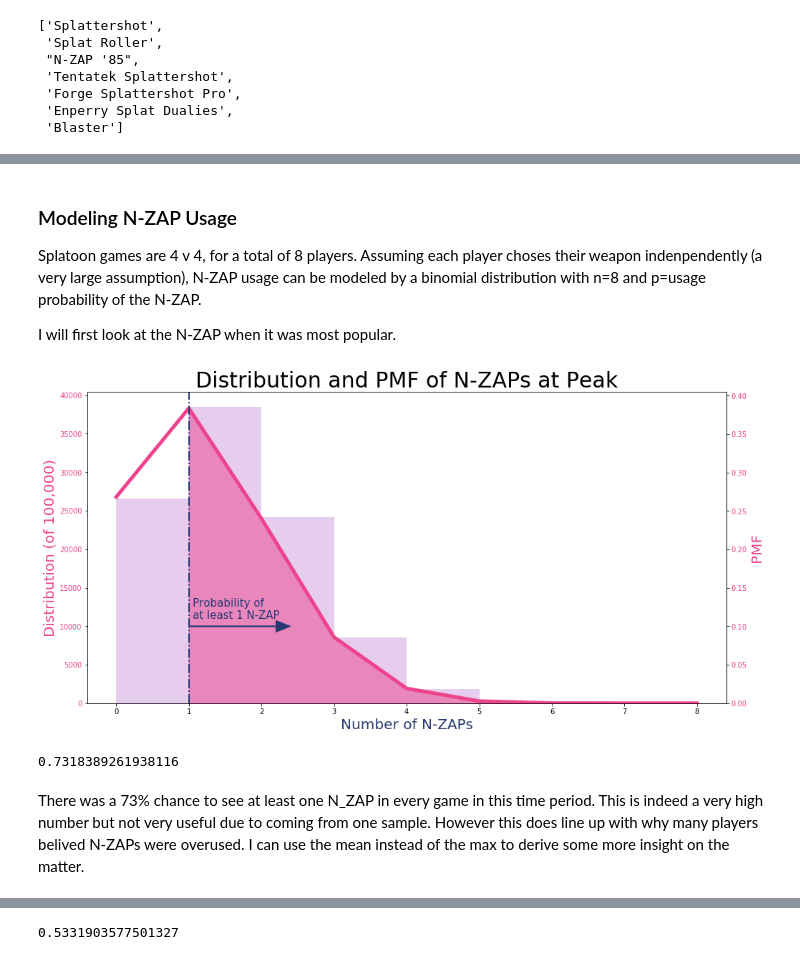
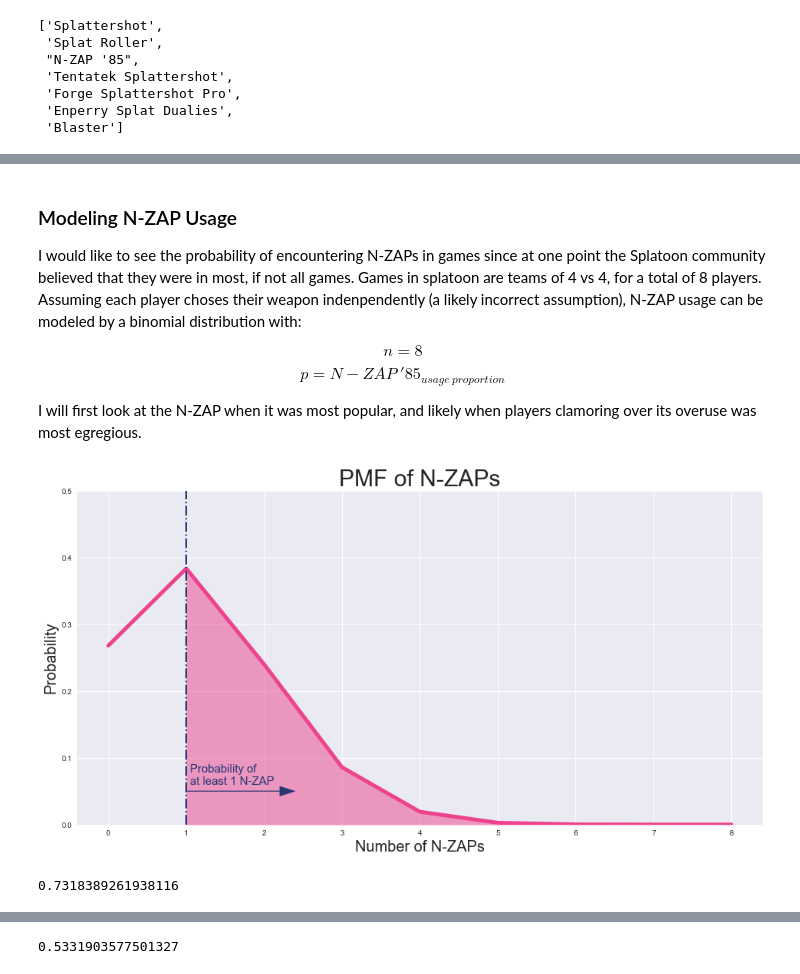
Before and after one commit to Rokushou/Splatoon2_Meta_EDA, a Jupyter notebook: EDA.ipynb, the cells around one changed output, grey strips where cells are left out. Cells and saved outputs as stored; diff of their text form; code cells hidden in the pictures.

```diff
--- a/EDA.ipynb
+++ b/EDA.ipynb
@@ -6,7 +10,7 @@ import matplotlib.pyplot as plt
 import scipy.stats as stats
 import seaborn as sns
 
-plt.style.use('seaborn-pastel')
+plt.style.use('seaborn')
 %matplotlib inline
 
 twi = '#DCB8E7' #Pale, light grayish mulberry
@@ -172,56 +222,43 @@ The three things I want to test are:
 3. Is it the Ink Armor weapon of choice by a significant margin?
 # %% [markdown]
 ### Modeling N-ZAP Usage
-Splatoon games are 4 v 4, for a total of 8 players. Assuming each player choses their weapon indenpendently (a very large assumption), N-ZAP usage can be modeled by a binomial distribution with n=8 and p=usage probability of the N-ZAP.
+I would like to see the probability of encountering N-ZAPs in games since at one point the Splatoon community believed that they were in most, if not all games. Games in splatoon are teams of 4 vs 4, for a total of 8 players. Assuming each player choses their weapon indenpendently (a likely incorrect assumption), N-ZAP usage can be modeled by a binomial distribution with:
 
-I will first look at the N-ZAP when it was most popular.
+$$n = 8$$
+$$p = N-ZAP\ '85_{usage\ proportion}$$
+
+I will first look at the N-ZAP when it was most popular, and likely when players clamoring over its overuse was most egregious.
 # %%
 # Create a distribution based on max value
 nzap_max = stats.binom(8, usage_df.loc["N-ZAP '85"].max())
 # %%
-# Plot the distribution
-fig, ax1 = plt.subplots(figsize=(16, 8))
+# Plot the distribution again. The code is very specific (arrow position and such) and hard to functionize
+fig, ax2 = plt.subplots(figsize=(16, 8))
 
-# Plot the histogram with a purple color scheme
+# Plot the PMF in a pink color scheme
 color = twi_pnk
-ax1.set_xlabel('Number of N-ZAPs', fontsize=20, color=twi_blu)
-ax1.set_ylabel('Distribution (of 100,000)', color=color, fontsize=20)
-# Generate 100000 random variables for the histogram
-hist_lst = nzap_max.rvs(100000)
-hist_lst.sort()
-# Bins are defined using the largest value in the random variable list to prevent gaps
-ax1.hist(hist_lst, bins=(hist_lst[-1]), color=twi, alpha=.7)
-ax1.tick_params(axis='y', labelcolor=color)
-
-# instantiate a second axes that shares the same x-axis
-ax2 = ax1.twinx()
-
-# Plot the PMF in a blue color scheme
-color = twi_pnk
-# we already handled the x-label with ax1
-ax2.set_ylabel('PMF', color=color, fontsize=20)
+ax2.set_xlabel('Number of N-ZAPs', fontsize=20)
+ax2.set_ylabel('Probability', fontsize=20)
 # Set y axis manually to fit histogram scale
-ax2.set_ylim(0, .405)
+ax2.set_ylim(0, .5)
 # Plot PMF from 0 to 8
 x = np.arange(0, 9)
 ax2.plot(x, nzap_max.pmf(x), color=color, alpha=1, linewidth=5)
-ax2.tick_params(axis='y', labelcolor=color)
+ax2.tick_params(axis='y')
 # Fill under curve
 ax2.fill_between(x, nzap_max.pmf(x), where= x>0, color=color, alpha=.5)
 
-# Plot a vertical line at 1, inspired by Samuel
-color=twi_blu
+# Plot a vertical line with arrow, inspired by Samuel
+color = twi_blu
 ax2.axvline(1, color=color, ls='-.', linewidth=2)
-ax2.arrow(1, .1, 1.2, 0, color=color, head_width=.015, head_length=.2)
-ax2.text(1.05, .11, 'Probability of\nat least 1 N-ZAP', fontsize=15, color=color)
+ax2.arrow(1, .05, 1.2, 0, color=color, head_width=.015, head_length=.2)
+ax2.text(1.05, .06, 'Probability of\nat least 1 N-ZAP', fontsize=15, color=color)
 
-plt.title('Distribution and PMF of N-ZAPs at Peak', loc='center', fontsize=30, fontweight=0);
+plt.title('PMF of N-ZAPs', loc='center', fontsize=30, fontweight=0);
 # %% [output]
-[figure, old version]
+[figure, new version]
 # %%
 # Calculate the probability of seeing at least 1 N-ZAP in a game
 1-nzap_max.cdf(0)
 # %% [output]
 0.7318389261938116
-# %% [markdown]
-There was a 73% chance to see at least one N_ZAP in every game in this time period. This is indeed a very high number but not very useful due to coming from one sample. However this does line up with why many players belived N-ZAPs were overused. I can use the mean instead of the max to derive some more insight on the matter.
```
Also changed, not shown: parts of 50 cells of this notebook.
